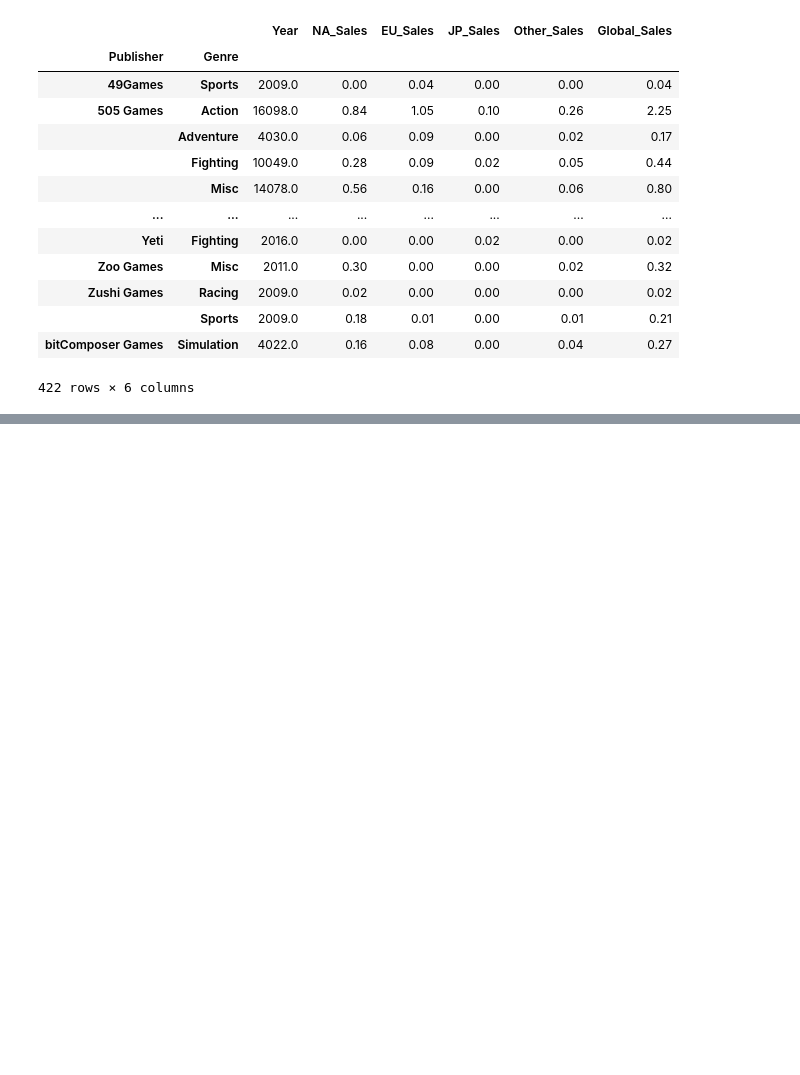
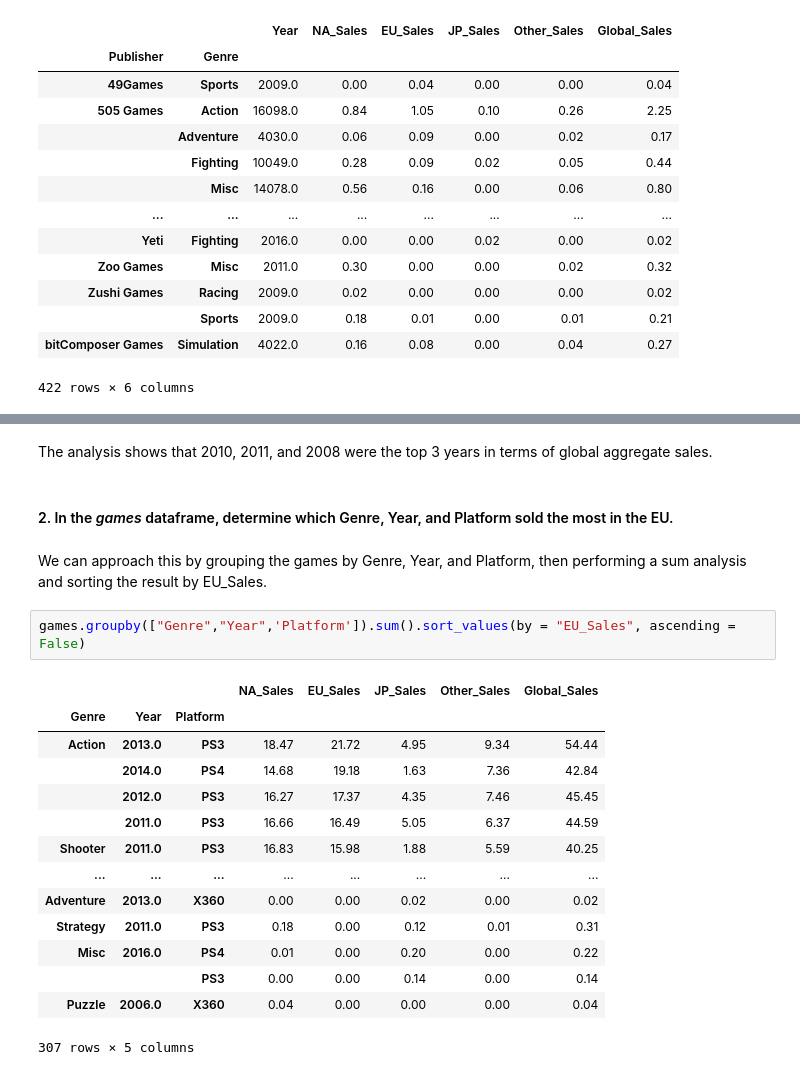
Before and after one commit to jgabunilas/pandas-bootcamp, a Jupyter notebook: Section8_GroupBy_and_Aggregates/Section8_GroupBy_and_Aggregates.ipynb, the cells around one changed output, grey strips where cells are left out. Cells and saved outputs as stored; diff of their text form; blank space fills up the shorter version.

```diff
--- a/Section8_GroupBy_and_Aggregates/Section8_GroupBy_and_Aggregates.ipynb
+++ b/Section8_GroupBy_and_Aggregates/Section8_GroupBy_and_Aggregates.ipynb
@@ -1169,0 +1465,23 @@ games.groupby(['Publisher','Genre']).sum()
+# %% [markdown]
+The analysis shows that 2010, 2011, and 2008 were the top 3 years in terms of global aggregate sales.
+# %% [markdown]
+#### 2. In the *games* dataframe, determine which Genre, Year, and Platform sold the most in the EU.
+# %% [markdown]
+We can approach this by grouping the games by Genre, Year, and Platform, then performing a sum analysis and sorting the result by EU_Sales.
+# %%
+games.groupby(["Genre","Year",'Platform']).sum().sort_values(by = "EU_Sales", ascending = False)
+# %% [output]
+|  |  |  | NA_Sales | EU_Sales | JP_Sales | Other_Sales | Global_Sales |
+| Genre | Year | Platform |  |  |  |  |  |
+| Action | 2013.0 | PS3 | 18.47 | 21.72 | 4.95 | 9.34 | 54.44 |
+|  | 2014.0 | PS4 | 14.68 | 19.18 | 1.63 | 7.36 | 42.84 |
+|  | 2012.0 | PS3 | 16.27 | 17.37 | 4.35 | 7.46 | 45.45 |
+|  | 2011.0 | PS3 | 16.66 | 16.49 | 5.05 | 6.37 | 44.59 |
+| Shooter | 2011.0 | PS3 | 16.83 | 15.98 | 1.88 | 5.59 | 40.25 |
+| ... | ... | ... | ... | ... | ... | ... | ... |
+| Adventure | 2013.0 | X360 | 0.00 | 0.00 | 0.02 | 0.00 | 0.02 |
+| Strategy | 2011.0 | PS3 | 0.18 | 0.00 | 0.12 | 0.01 | 0.31 |
+| Misc | 2016.0 | PS4 | 0.01 | 0.00 | 0.20 | 0.00 | 0.22 |
+|  |  | PS3 | 0.00 | 0.00 | 0.14 | 0.00 | 0.14 |
+| Puzzle | 2006.0 | X360 | 0.04 | 0.00 | 0.00 | 0.00 | 0.04 |
+307 rows × 5 columns
```
Also changed, not shown: parts of 50 cells of this notebook.
